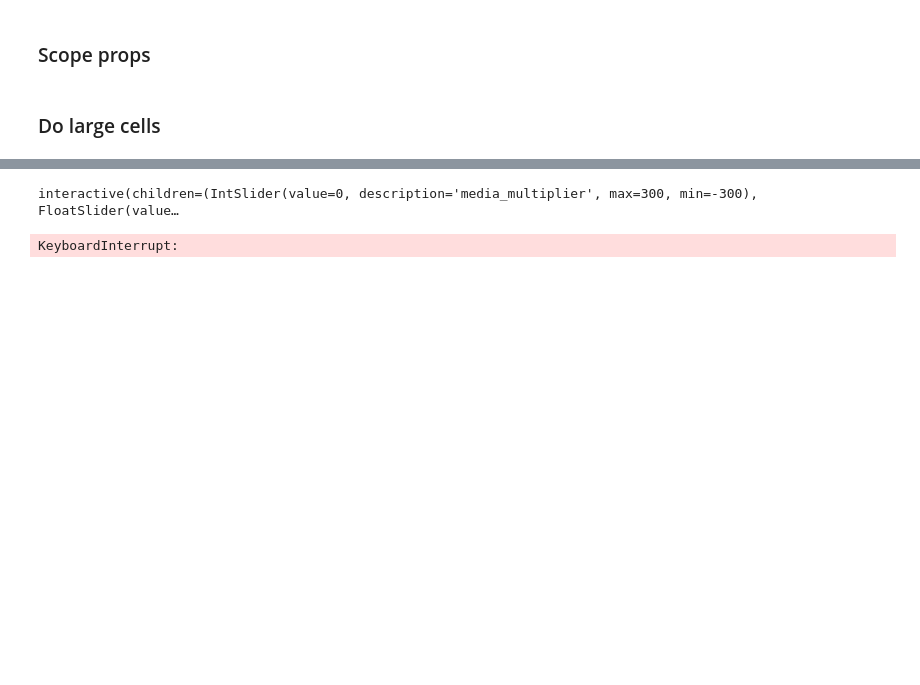
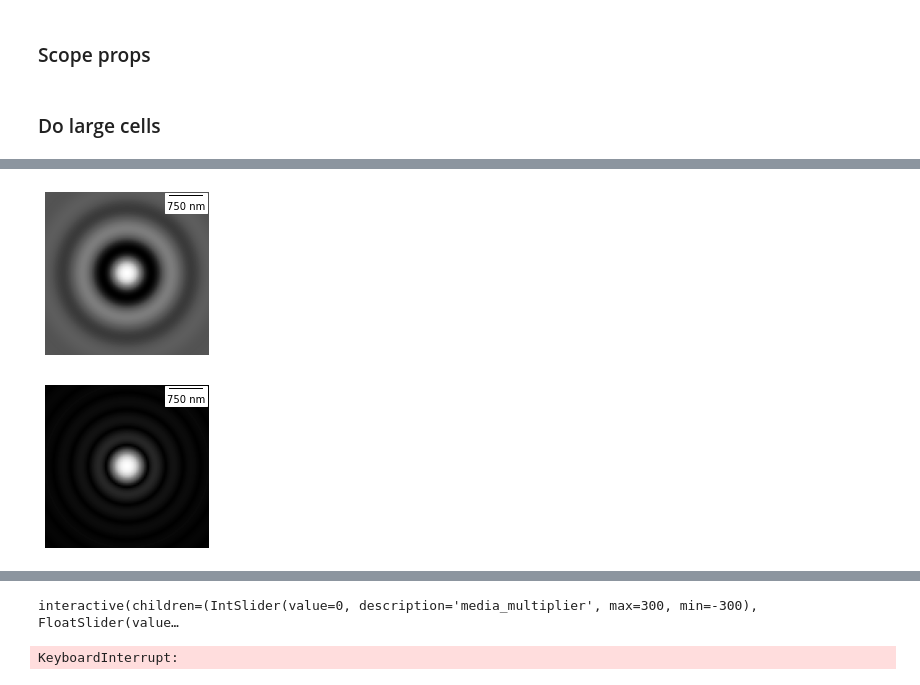
Before and after one commit to georgeoshardo/SyMBac, a Jupyter notebook: examples/Drawing_Phase_Contrast_Ph2_data.ipynb, the cells around one changed output, grey strips where cells are left out. Saved outputs shown, nothing was run; the diff lists cells and outputs as text; code cells hidden in the pictures; blank space fills up the shorter version.

```diff
--- a/examples/Drawing_Phase_Contrast_Ph2_data.ipynb
+++ b/examples/Drawing_Phase_Contrast_Ph2_data.ipynb
@@ -61,7 +53,7 @@ resize_amount = 3
 pix_mic_conv = 0.10837 ##0.108379937 micron/pix for 60x, 0.0655 for 100x
 scale = pix_mic_conv / resize_amount
 min_sigma = 0.42*0.6/6 / scale # micron#
-sigma=4
+sigma=50
 NA=0.97
 n = 1
 kernel_params = (R,W,radius,scale,NA,n,sigma,λ)
@@ -100,30 +98,50 @@ scenes = Parallel(n_jobs=-1)(delayed(draw_scene)(
 # %%
 media_multiplier=30
 cell_multiplier=1
 device_multiplier=-50
 y_border_expansion_coefficient = 2
 x_border_expansion_coefficient = 3
 
 
 
 
 temp_expanded_scene, temp_expanded_scene_no_cells, temp_expanded_mask = generate_PC_OPL(
    main_segments=main_segments,
     offset=offset,
     scene = scenes[0][0],
     mask = scenes[0][1],
     media_multiplier=media_multiplier,
     cell_multiplier=cell_multiplier,
     device_multiplier=cell_multiplier,
     y_border_expansion_coefficient = y_border_expansion_coefficient,
     x_border_expansion_coefficient = x_border_expansion_coefficient,
     fluorescence = False,
     defocus = 0
 )
 ### Generate temporary image to make same shape
 temp_kernel = get_phase_contrast_kernel(*kernel_params)
 convolved = convolve_rescale(temp_expanded_scene, temp_kernel, 1/resize_amount, rescale_int = True)
 real_resize, expanded_resized = make_images_same_shape(real_image,convolved, rescale_int=True)
+
+fig, ax = plt.subplots(figsize=(3,3))
+ax.imshow(temp_kernel,cmap="Greys_r")
+scalebar = ScaleBar(scale, "um", length_fraction=0.25)
+ax.axis("off")
+ax.add_artist(scalebar)
+plt.savefig("/home/georgeos/Insync/gh464@cam.ac.uk/Google Drive - Shared with me/Project_N--SyntheticMicrographs_MM/PC_psf.pdf")
+plt.show()
+
+fig, ax = plt.subplots(figsize=(3,3))
+ax.imshow(get_fluorescence_kernel(λ, NA, n, 50, scale)[0]**(1/2),cmap="Greys_r")
+scalebar = ScaleBar(scale, "um", length_fraction=0.25)
+ax.axis("off")
+ax.add_artist(scalebar)
+plt.savefig("/home/georgeos/Insync/gh464@cam.ac.uk/Google Drive - Shared with me/Project_N--SyntheticMicrographs_MM/fluo_PSF.pdf")
+
+plt.show()
+# %% [output]
+[figure, added]
+[figure, added]
 # %%
 viewer = napari.view_image(real_resize)
 media_label = viewer.add_labels(np.zeros(real_resize.shape).astype(int), name = "media")
```
Also changed, not shown: parts of 7 cells of this notebook, 1 other file.
